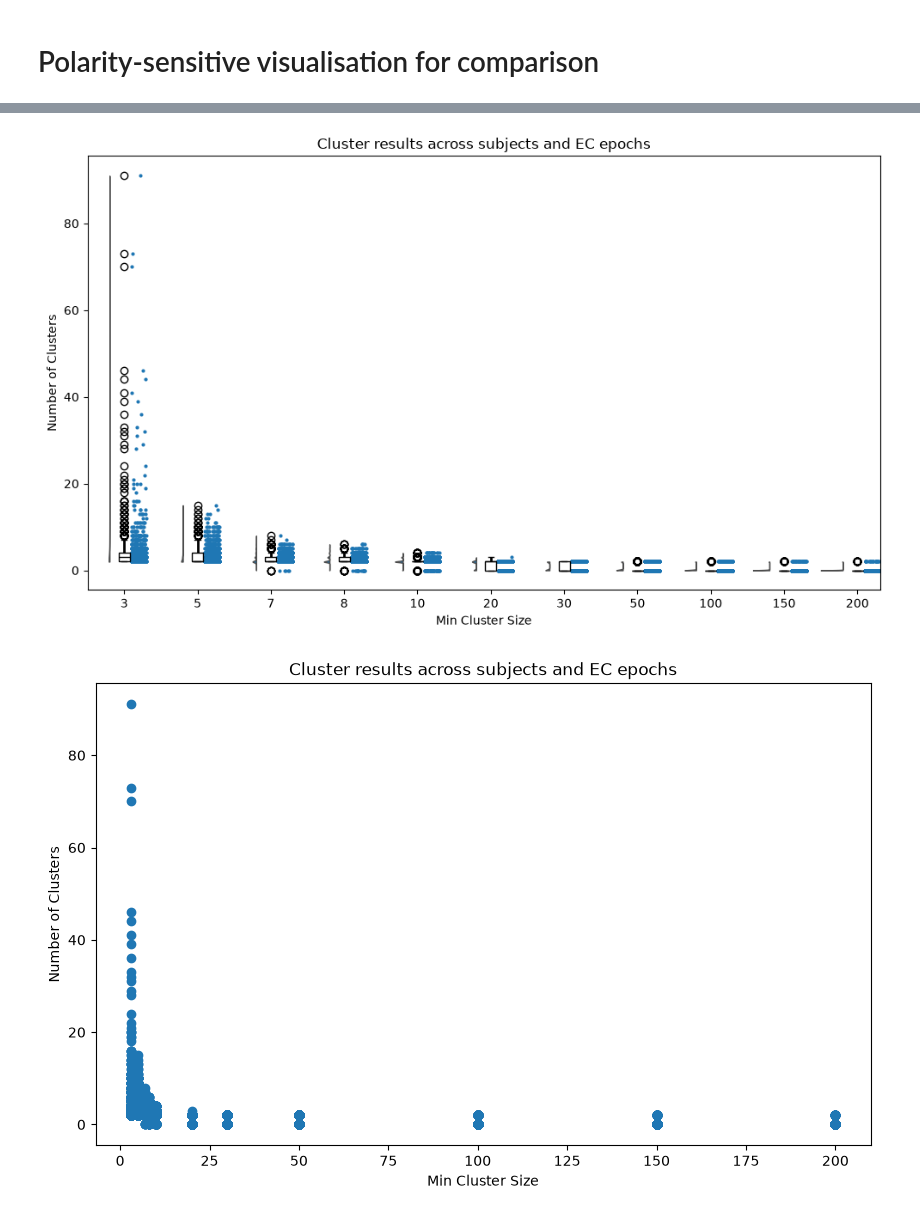
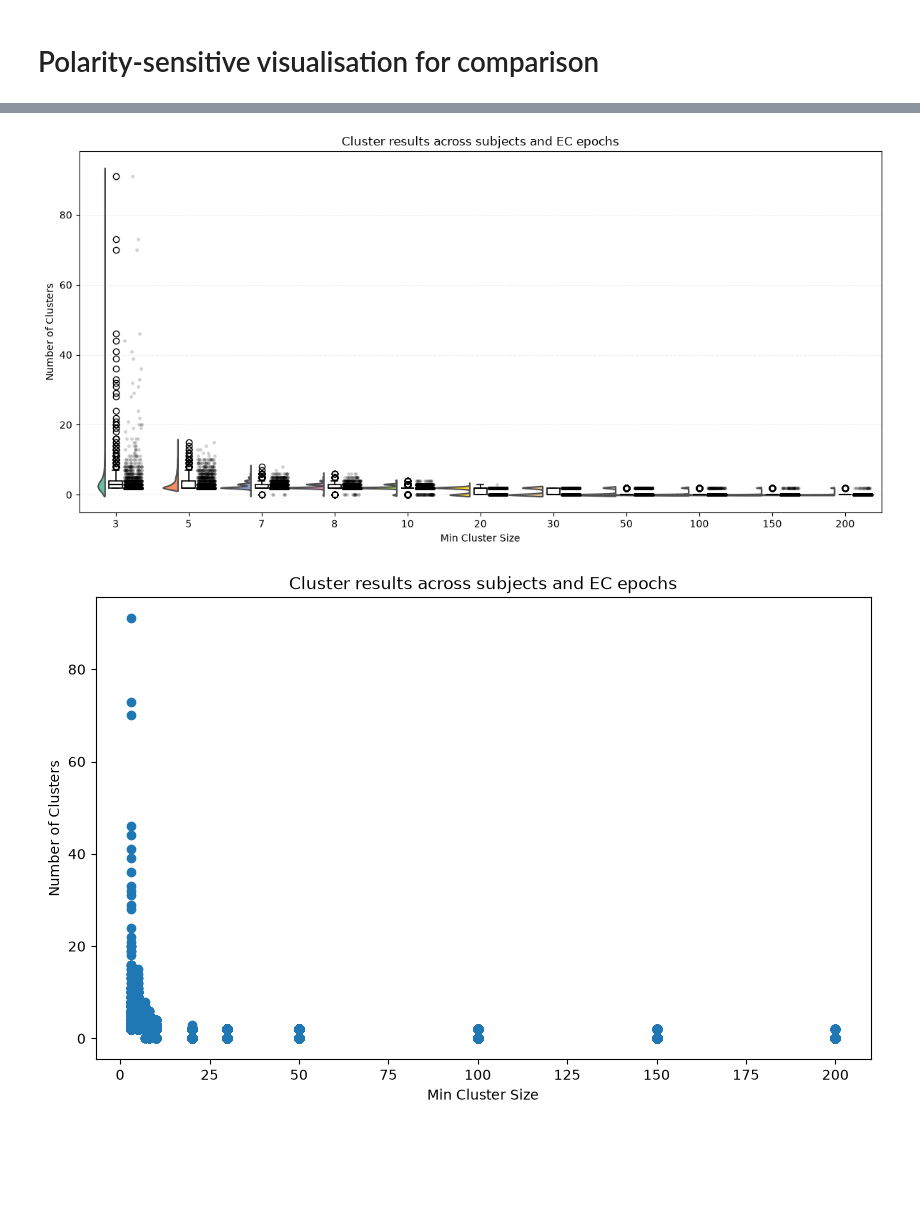
Before and after one commit to haircutt/neuro-ml-proj, a Jupyter notebook: microstate-clustering-eeg.ipynb, the cells around one changed output, grey strips where cells are left out. Cells and saved outputs as stored; diff of their text form; code cells hidden in the pictures; blank space fills up the shorter version.

Commit message:
fix: added jitter, bigger violin to graph

```diff
--- a/microstate-clustering-eeg.ipynb
+++ b/microstate-clustering-eeg.ipynb
@@ -573,38 +569,69 @@ sub-010002 ep00
 # %%
-# Visualize cluster results for polarity-sensitive HDBSCAN
-#  x-axis: min_cluster_size, y_axis: n_clusters (for 201 subjects), raincloud plot
+# Visualize cluster results for polarity-sensitive HDBSCAN.
+# Raincloud-style plot: half violin, box plot, and jittered individual results.
 import matplotlib.pyplot as plt
+import numpy as np
 import pandas as pd
 import ptitprince as pt
 
-df = pd.DataFrame(batch_results_polarity_sensitive)
+# Use the saved CSV for a stable comparison source.
+df = pd.read_csv("regular-cluster-output.csv")
 
-# min_cluster_size as a category, not a continuous numeric axis
+# Keep min_cluster_size ordered as a categorical for the violin plot.
 order = sorted(df["min_cluster_size"].unique())
 df["min_cluster_size"] = pd.Categorical(
-  df["min_cluster_size"],
-  categories=order,
-  ordered=True,
+    df["min_cluster_size"],
+    categories=order,
+    ordered=True,
 )
 
-fig, ax = plt.subplots(figsize=(10, 6))
-
-pt.RainCloud(
-  data=df,
-  x="min_cluster_size",
-  y="n_clusters",
-  orient="v",       # x = category, y = value
-  width_viol=0.6,
-  move=0.2,
-  pointplot=False,
-  ax=ax,
+fig, ax = plt.subplots(figsize=(12, 6))
+pt.half_violinplot(
+    data=df,
+    x="min_cluster_size",
+    y="n_clusters",
+    ax=ax,
+    inner=None,
+    width=5,
+    palette="Set2",
 )
 
+positions = np.arange(len(order))
+rng = np.random.default_rng(42)
+for i, cat in enumerate(order):
+    vals = df.loc[df["min_cluster_size"] == cat, "n_clusters"].to_numpy()
+
+    ax.boxplot(
+        vals,
+        positions=[i],
+        widths=0.18,
+        patch_artist=True,
+        boxprops={"facecolor": "white", "edgecolor": "black", "linewidth": 1.2},
+        medianprops={"color": "black", "linewidth": 1.5},
+        whiskerprops={"color": "black", "linewidth": 1.2},
+        capprops={"color": "black", "linewidth": 1.2},
+        showcaps=True,
+    )
+
+    jittered_positions = i + rng.uniform(0.12, 0.36, size=len(vals))
+    ax.scatter(
+        jittered_positions,
+        vals,
+        color="black",
+        alpha=0.18,
+        s=12,
+        linewidths=0,
+        zorder=3,
+    )
+
+ax.set_xticks(positions)
+ax.set_xticklabels(order)
 ax.set_title("Cluster results across subjects and EC epochs")
 ax.set_xlabel("Min Cluster Size")
 ax.set_ylabel("Number of Clusters")
+ax.grid(True, axis="y", linestyle="--", alpha=0.2)
 plt.tight_layout()
 plt.show()
 # %% [output]
-[figure, old version]
+[figure, new version]
 # %%
```
Also changed, not shown: parts of 6 cells of this notebook.
